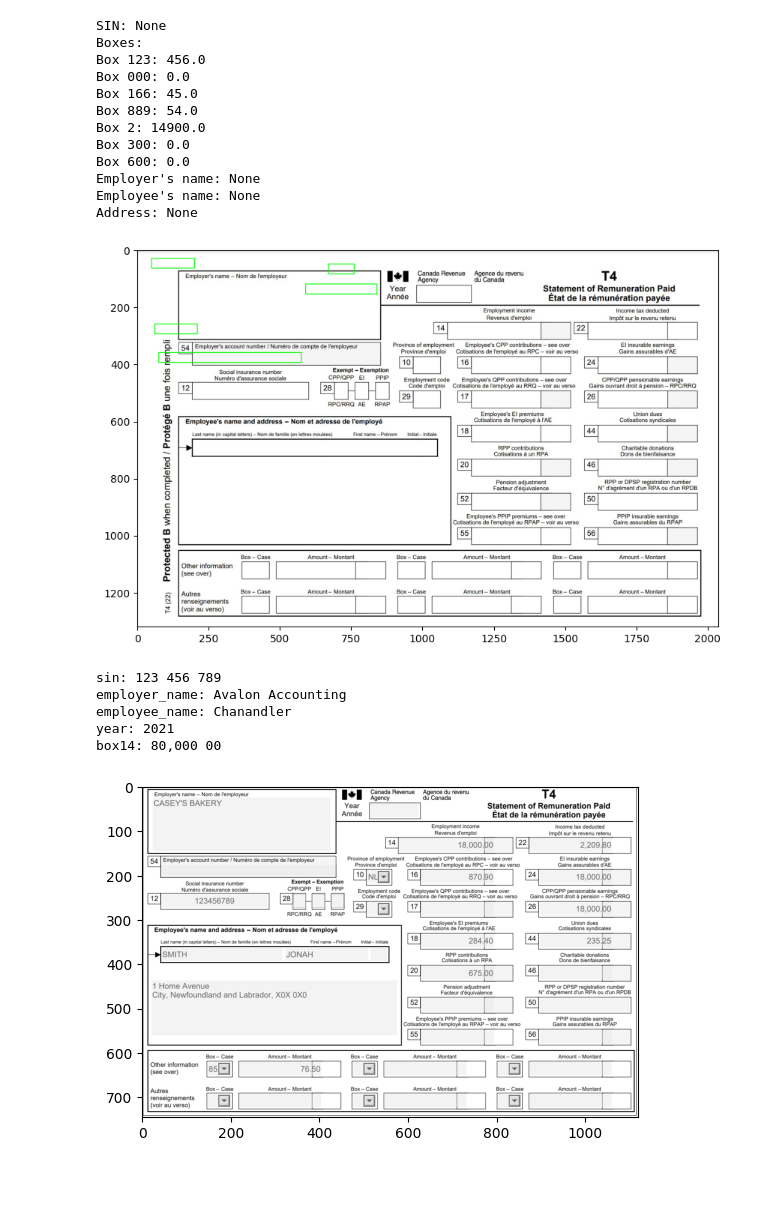
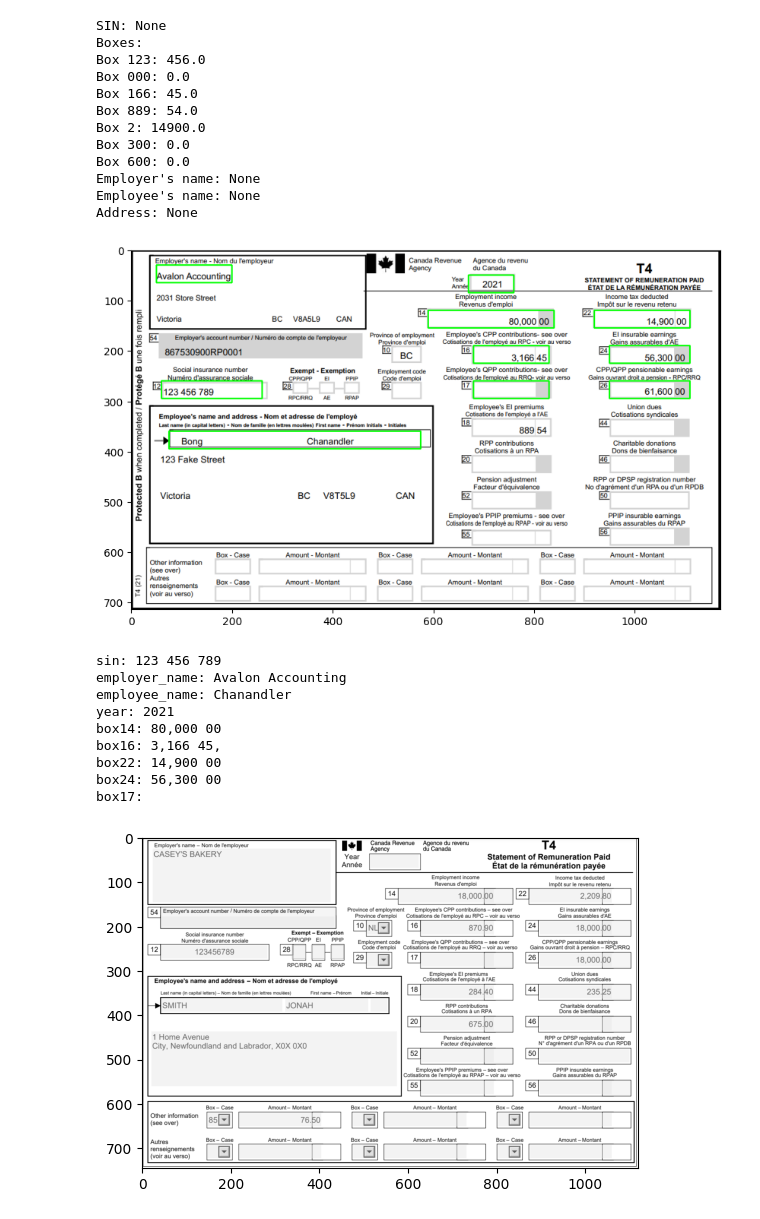
Before and after one commit to wjj1019/Automotive-Industry-Analysis-Report---EV-Price, a Jupyter notebook: Untitled8.ipynb, the cells around one changed output. Saved outputs shown, nothing was run; the diff lists cells and outputs as text; code cells hidden in the pictures; blank space fills up the shorter version.

```diff
--- a/Untitled8.ipynb
+++ b/Untitled8.ipynb
@@ -113,37 +113,43 @@ Address: None
 # %%
 import cv2
 import matplotlib.pyplot as plt
 
 def draw_rectangle(image_path, coords):
     # Load the image
     img = cv2.imread(image_path)
 
     # For each field, draw a rectangle on the image
     for field in coords:
         cv2.rectangle(img, (coords[field][0], coords[field][1]), (coords[field][0] + coords[field][2], coords[field][1] + coords[field][3]), (0, 255, 0), 2)
 
     return img
  #(x, y, width, height)
 coords = {
-    'sin': (60, 260, 150, 35),
+    'sin': (60, 260, 200, 35),
     'employer_name': (50, 30, 150, 35),
     'employee_name': (75, 360, 500, 35),
     'year': (670, 50, 90, 35),
-    'box14': (590, 120, 250, 35)
+    'box14': (590, 120, 250, 35),
+    'box16': (680, 190, 150, 35),
+    'box22': (920, 120, 190, 35),
+    'box24': (950, 190, 160, 35),
+    'box17': (680, 260, 150, 35),
+    'box26': (950, 260, 160, 35),
+    'box18':
 }
 
 # Draw the rectangles
-img_with_rectangles = draw_rectangle('template.jpg', coords)
+img_with_rectangles = draw_rectangle('testimage.png', coords)
 
 # Convert color style from BGR to RGB
 img_with_rectangles = cv2.cvtColor(img_with_rectangles, cv2.COLOR_BGR2RGB)
 
 # Use matplotlib to display the image
 plt.figure(figsize=(10,10))
 plt.imshow(img_with_rectangles)
 plt.show()
 # %% [output]
-[figure, old version]
+[figure, new version]
 # %%
 import cv2
 import pytesseract
@@ -176,6 +182,10 @@ employer_name: Avalon Accounting
 employee_name: Chanandler
 year: 2021
 box14: 80,000 00
+box16: 3,166 45,
+box22: 14,900 00
+box24: 56,300 00
+box17:
 # %%
 def template_matching(image_path, template_path):
     # Load the image and the template
```
